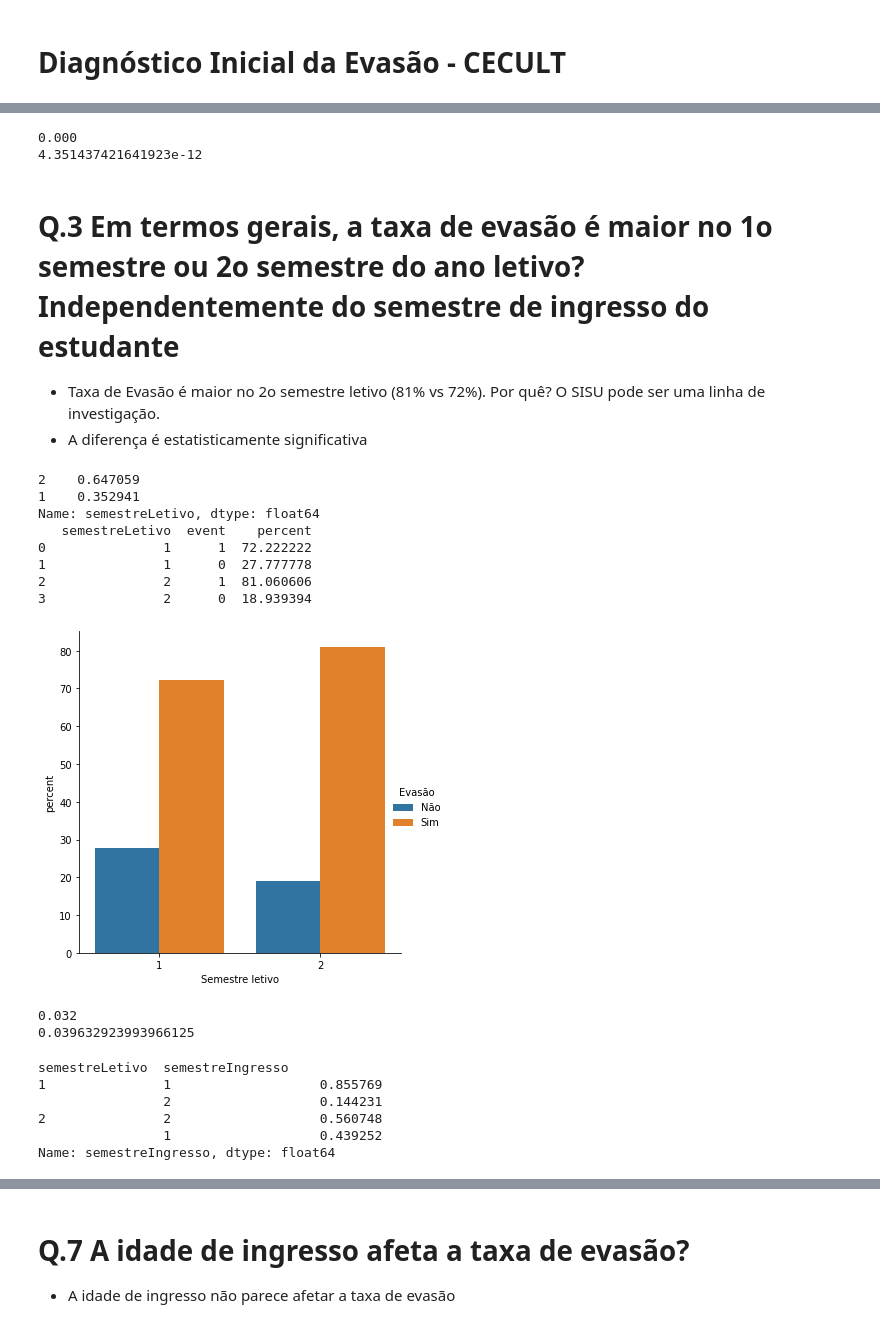
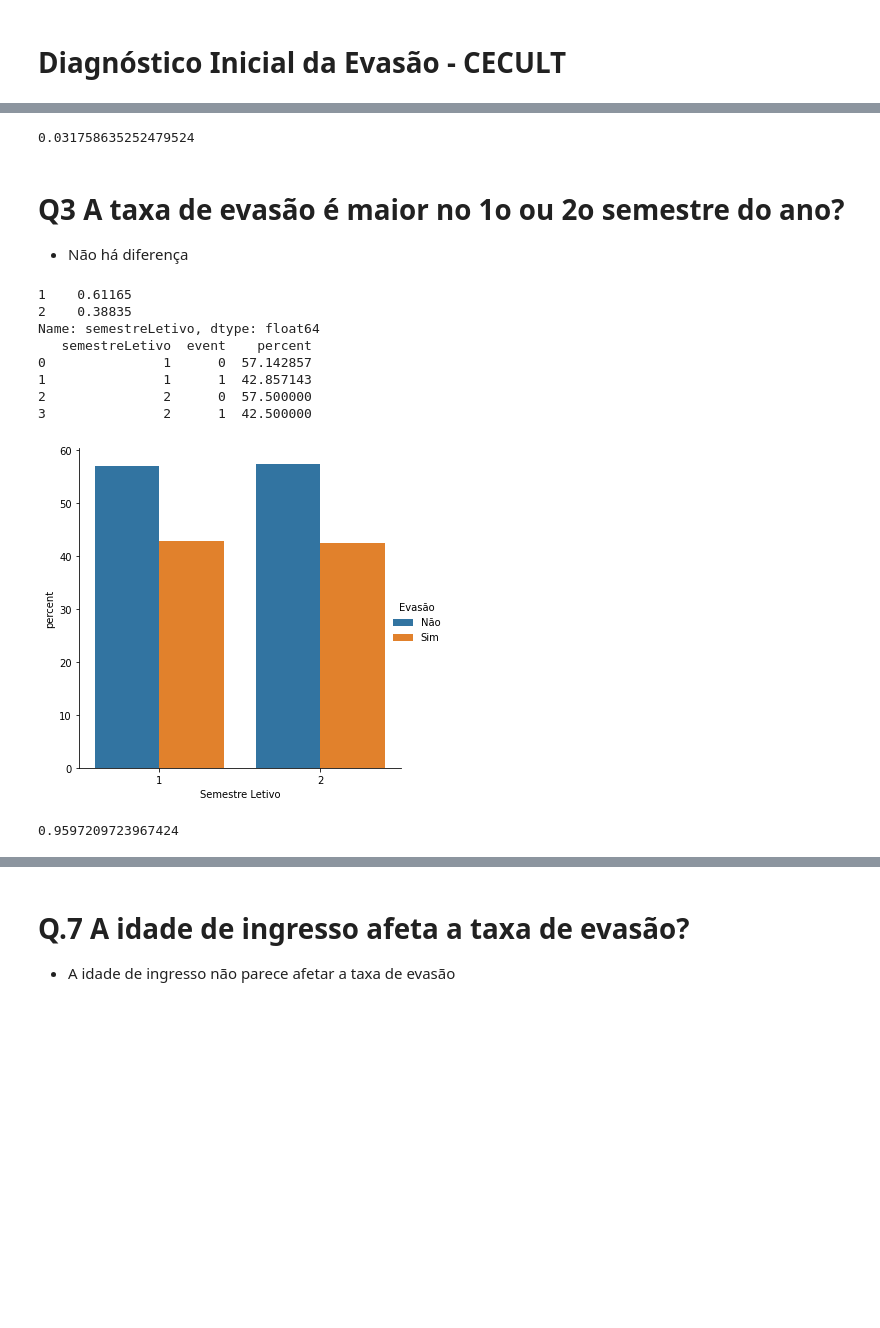
Before and after one commit to rlopes404/dropout, a Jupyter notebook: Dropout-CECULT.ipynb, the cells around one changed output, grey strips where cells are left out. Drawn from its saved outputs; the diff is of its cells as text; code cells hidden in the pictures; blank space fills up the shorter version.

```diff
--- a/Dropout-CECULT.ipynb
+++ b/Dropout-CECULT.ipynb
@@ -21,4 +21,4 @@ def plot_percentage(df, x, y, xlabel):
     for t, l in zip(g._legend.texts, new_labels): t.set_text(l)
     plt.show()
 
-df = pd.read_csv('/home/ramon/extrator/survival/ze_final.csv')
+df = pd.read_csv('/home/ramon/extrator/survival/evasao.csv')
@@ -25,2 +62,3 @@ df = pd.read_csv('/home/ramon/extrator/survival/ze_final.csv')
 # %%
-df = df[df['centro'] == 'CECULT']
+centro  = 'CECULT'
+df = df[df.centro == centro]
@@ -141,45 +158,30 @@ Name: semestreIngresso, dtype: float64
 # %%
-print('%.3f'%(proportion_test(df, 'semestreIngresso')))
+#print('%.3f'%(proportion_test(df, 'periodoingresso')))
 print(proportion_test2(df, 'semestreIngresso'))
 # %% [output]
-0.000
-4.351437421641923e-12
+0.031758635252479524
-# %% [markdown]
-# Q.3 Em termos gerais, a taxa de evasão é maior no 1o semestre ou 2o semestre do ano letivo? Independentemente do semestre de ingresso do estudante
-
-
-- Taxa de Evasão é maior no 2o semestre letivo (81% vs 72%). Por quê? O SISU pode ser uma linha de investigação.
-- A diferença é estatisticamente significativa
+# %% [markdown]
+# Q3 A taxa de evasão é maior no 1o ou 2o semestre do ano?
+
+- Não há diferença
 # %%
 idx = df['time'] == df.groupby('matricula')['time'].transform('max')
 
 print(df[idx]['semestreLetivo'].value_counts(normalize=True))
 
-plot_percentage(df[idx], 'semestreLetivo', 'event', 'Semestre letivo')
+plot_percentage(df[idx], 'semestreLetivo', 'event', 'Semestre Letivo')
 # %% [output]
-2    0.647059
-1    0.352941
+1    0.61165
+2    0.38835
 Name: semestreLetivo, dtype: float64
    semestreLetivo  event    percent
-0               1      1  72.222222
-1               1      0  27.777778
-2               2      1  81.060606
-3               2      0  18.939394
+0               1      0  57.142857
+1               1      1  42.857143
+2               2      0  57.500000
+3               2      1  42.500000
-[figure, old version]
+[figure, new version]
 # %%
-print('%.3f'%(proportion_test(df, 'semestreLetivo')))
 print(proportion_test2(df, 'semestreLetivo'))
 # %% [output]
-0.032
-0.039632923993966125
+0.9597209723967424
-# %%
-idx = (df['time'] == df.groupby('matricula')['time'].transform('max')) & (df['event'] == 1)
-df[idx].groupby('semestreLetivo')['semestreIngresso'].value_counts(normalize=True)
-# %% [output]
-semestreLetivo  semestreIngresso
-1               1                   0.855769
-                2                   0.144231
-2               2                   0.560748
-                1                   0.439252
-Name: semestreIngresso, dtype: float64
 # %% [markdown]
```
Also changed, not shown: parts of 27 cells of this notebook, 7 other files.
